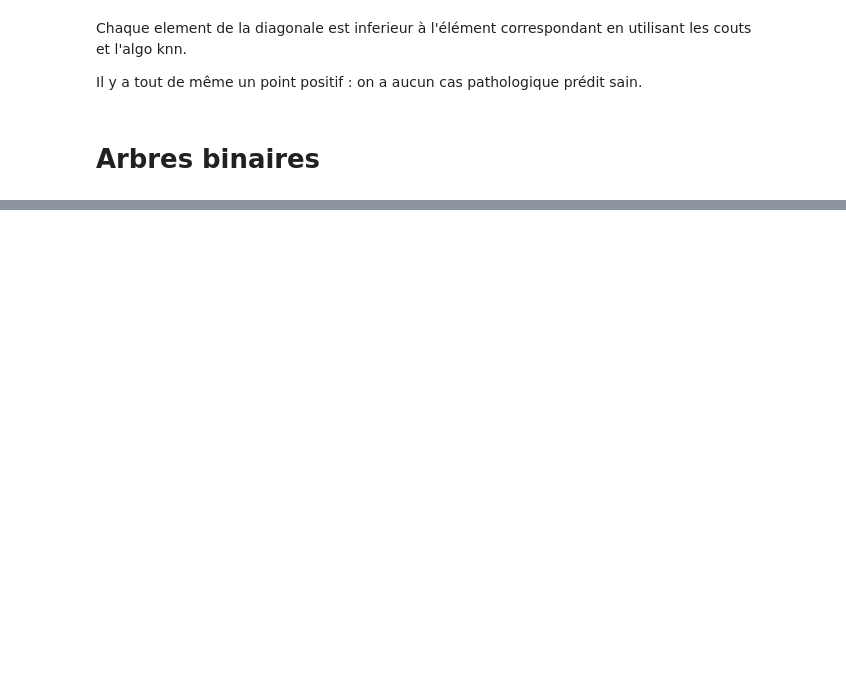
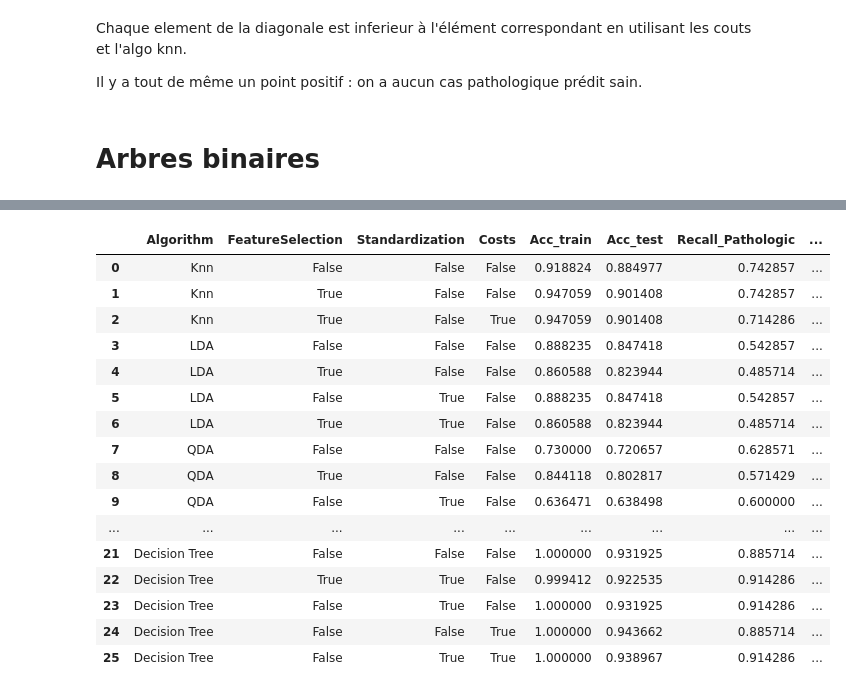
Before and after one commit to smanchajm/SY09-Fetal-Health-Prediction, a Jupyter notebook: supervised_prediction.ipynb, the cells around one changed output, grey strips where cells are left out. Cells and saved outputs as stored; diff of their text form; code cells hidden in the pictures; blank space fills up the shorter version.

```diff
--- a/supervised_prediction.ipynb
+++ b/supervised_prediction.ipynb
@@ -1687,0 +1787,49 @@ Sensitivity for Pathologic class: 0.8571
+# %%
+# Test en attribuant des couts
+
+def bayes_decision_rule(y_prob, C):
+    # Calculer le risque bayésien pour chaque classe
+    R = np.dot(C, y_prob)
+
+    # Classe qui minimise le risque bayésien
+    y_pred = np.argmin(R)
+
+    return y_pred+1
+
+
+# Matrice de couts
+C = np.array([[0, 1, 5],  # couts pour un individu sain
+              [1, 0, 1],  # couts pour un individu suspect
+              [10, 5, 0]])  # couts pour un individu malade
+
+pipeline_decision_tree_costs = make_pipeline(StandardScaler(), DecisionTreeClassifier(criterion='entropy', class_weight=None))
+pipeline_decision_tree_costs.fit(data_train, labels_train)
+
+y_prob = pipeline_decision_tree_costs.predict_proba(data_test)
+prediction = [bayes_decision_rule(y_prob[i], C) for i in range(len(y_prob))]
+prediction = pd.Categorical(prediction, categories=[1.0, 2.0, 3.0], ordered=True)
+
+print(classification_report(labels_test, prediction, target_names=['Normal', 'Suspect', 'Pathologic']))
+
+
+print(f"Score données d'entrainements: {pipeline_decision_tree_costs.score(data_train, labels_train):.4f}")
+print(f"Score données de test: {accuracy_score(labels_test, prediction)} \n")
+print(f"Sensitivity for Pathologic class: {classification_report(labels_test, prediction, target_names=['Normal', 'Suspect', 'Pathologic'], output_dict=True)['Pathologic']['recall']:.4f} \n")
+
+cm = confusion_matrix(labels_test, prediction)
+print(cm)
+patho_predicted_as_patho_or_suspect = (cm[2,1]+cm[2,2])/sum(cm[2])
+
+accuracies_dataframe = update_line(
+    accuracies_dataframe,
+    'Decision Tree',
+    False,
+    True,
+    True,
+    pipeline_decision_tree_costs.score(data_train, labels_train),
+    pipeline_decision_tree_costs.score(data_test, labels_test),
+    classification_report(labels_test, prediction, target_names=['Normal', 'Suspect', 'Pathologic'], output_dict=True)['Pathologic']['recall'],
+    patho_predicted_as_patho_or_suspect
+)
+accuracies_dataframe
+# %% [output]
@@ -1687,0 +1854,17 @@ Sensitivity for Pathologic class: 0.8571
+|  | Algorithm | FeatureSelection | Standardization | Costs | Acc_train | Acc_test | Recall_Pathologic | ... |
+| 0 | Knn | False | False | False | 0.918824 | 0.884977 | 0.742857 | ... |
+| 1 | Knn | True | False | False | 0.947059 | 0.901408 | 0.742857 | ... |
+| 2 | Knn | True | False | True | 0.947059 | 0.901408 | 0.714286 | ... |
+| 3 | LDA | False | False | False | 0.888235 | 0.847418 | 0.542857 | ... |
+| 4 | LDA | True | False | False | 0.860588 | 0.823944 | 0.485714 | ... |
+| 5 | LDA | False | True | False | 0.888235 | 0.847418 | 0.542857 | ... |
+| 6 | LDA | True | True | False | 0.860588 | 0.823944 | 0.485714 | ... |
+| 7 | QDA | False | False | False | 0.730000 | 0.720657 | 0.628571 | ... |
+| 8 | QDA | True | False | False | 0.844118 | 0.802817 | 0.571429 | ... |
+| 9 | QDA | False | True | False | 0.636471 | 0.638498 | 0.600000 | ... |
+| ... | ... | ... | ... | ... | ... | ... | ... | ... |
+| 21 | Decision Tree | False | False | False | 1.000000 | 0.931925 | 0.885714 | ... |
+| 22 | Decision Tree | True | True | False | 0.999412 | 0.922535 | 0.914286 | ... |
+| 23 | Decision Tree | False | True | False | 1.000000 | 0.931925 | 0.914286 | ... |
+| 24 | Decision Tree | False | False | True | 1.000000 | 0.943662 | 0.885714 | ... |
+| 25 | Decision Tree | False | True | True | 1.000000 | 0.938967 | 0.914286 | ... |
```
Also changed, not shown: parts of 14 cells of this notebook.
